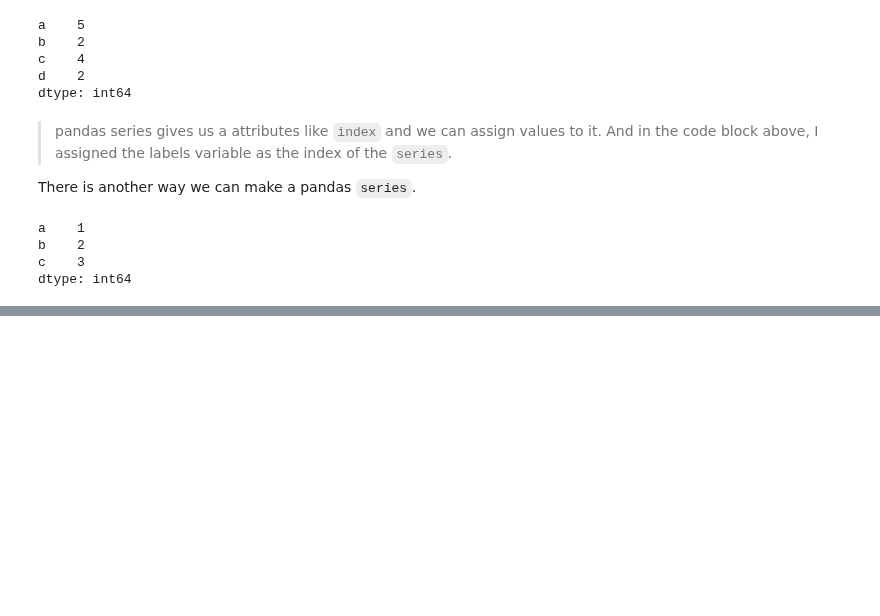
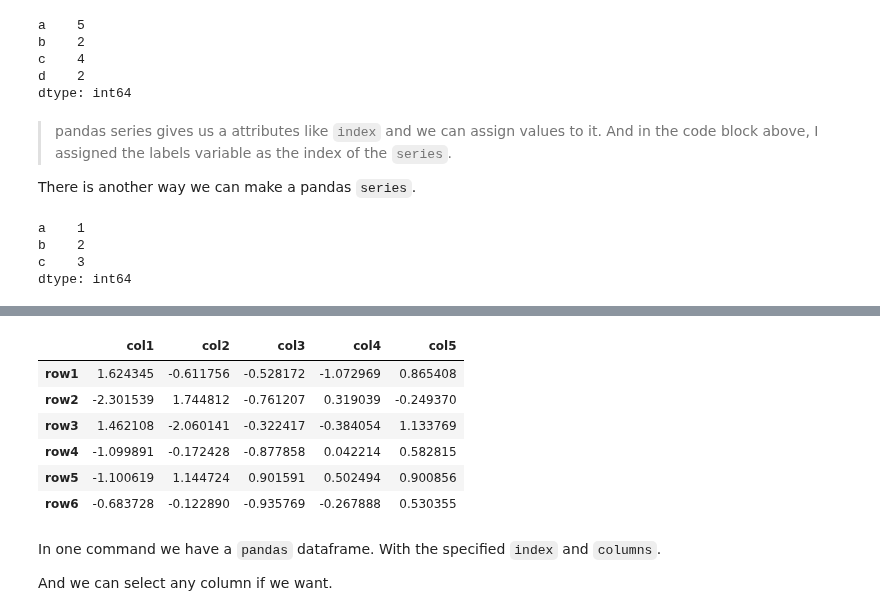
Before and after one commit to RishatTalukder/Machine-Learning-Zero-to-Hero, a Jupyter notebook: 3_Pandas/5_Intro_into_Pandas.ipynb, the cells around one changed output, grey strips where cells are left out. Cells and saved outputs as stored; diff of their text form; code cells hidden in the pictures; blank space fills up the shorter version.

Commit message:
Worked on the pandas notebook

```diff
--- a/3_Pandas/5_Intro_into_Pandas.ipynb
+++ b/3_Pandas/5_Intro_into_Pandas.ipynb
@@ -130,0 +157,19 @@ So, It is impoertant we understand `series` to have a better grasp of `pandas`.
+# %%
+df = pd.DataFrame(
+    data=data,
+    index=['row1', 'row2', 'row3', 'row4', 'row5', 'row6'],
+    columns=['col1', 'col2', 'col3', 'col4', 'col5']
+)
+df
+# %% [output]
+|  | col1 | col2 | col3 | col4 | col5 |
+| row1 | 1.624345 | -0.611756 | -0.528172 | -1.072969 | 0.865408 |
+| row2 | -2.301539 | 1.744812 | -0.761207 | 0.319039 | -0.249370 |
+| row3 | 1.462108 | -2.060141 | -0.322417 | -0.384054 | 1.133769 |
+| row4 | -1.099891 | -0.172428 | -0.877858 | 0.042214 | 0.582815 |
+| row5 | -1.100619 | 1.144724 | 0.901591 | 0.502494 | 0.900856 |
+| row6 | -0.683728 | -0.122890 | -0.935769 | -0.267888 | 0.530355 |
+# %% [markdown]
+In one command we have a `pandas` dataframe. With the specified `index` and `columns`.
+
+And we can select any column if we want.
```
Also changed, not shown: parts of 45 cells of this notebook.
